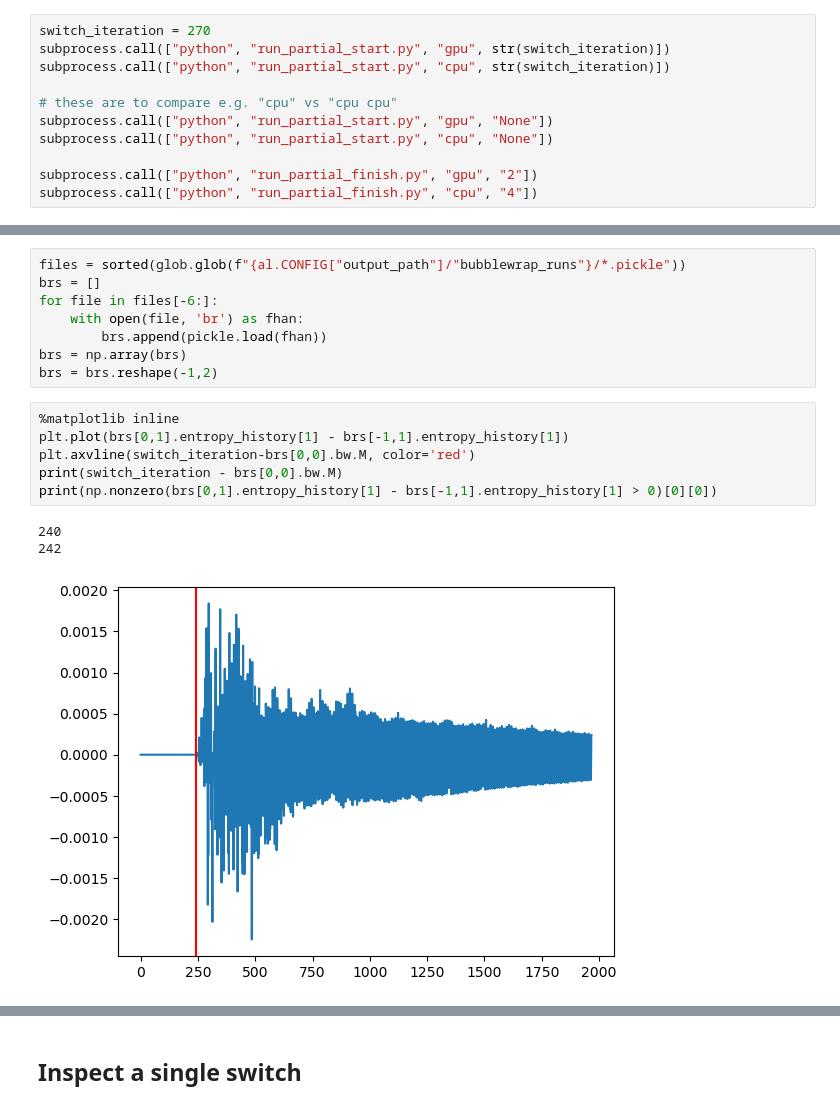
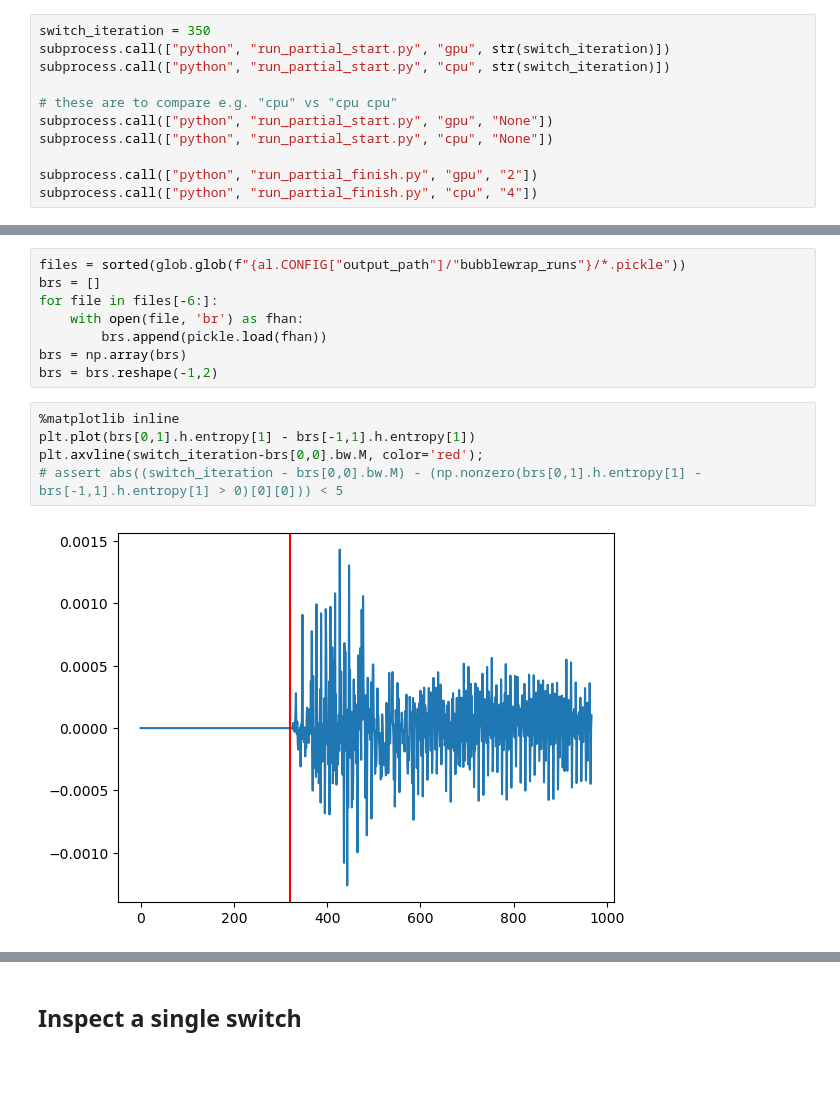
Before and after one commit to draeloslab/AdaptiveLatents, a Jupyter notebook: scripts/debug jax/switch_runtimes.ipynb, the cells around one changed output, grey strips where cells are left out. Saved outputs shown, nothing was run; the diff lists cells and outputs as text; blank space fills up the shorter version.

```diff
--- a/scripts/debug jax/switch_runtimes.ipynb
+++ b/scripts/debug jax/switch_runtimes.ipynb
@@ -7,7 +7,7 @@ import subprocess
 import numpy as np
 import time
 # %%
-switch_iteration = 270
+switch_iteration = 350
 subprocess.call(["python", "run_partial_start.py", "gpu", str(switch_iteration)])
 subprocess.call(["python", "run_partial_start.py", "cpu", str(switch_iteration)])
 
@@ -29,14 +29,11 @@ brs = np.array(brs)
 brs = brs.reshape(-1,2)
 # %%
 %matplotlib inline
-plt.plot(brs[0,1].entropy_history[1] - brs[-1,1].entropy_history[1])
-plt.axvline(switch_iteration-brs[0,0].bw.M, color='red')
-print(switch_iteration - brs[0,0].bw.M)
-print(np.nonzero(brs[0,1].entropy_history[1] - brs[-1,1].entropy_history[1] > 0)[0][0])
+plt.plot(brs[0,1].h.entropy[1] - brs[-1,1].h.entropy[1])
+plt.axvline(switch_iteration-brs[0,0].bw.M, color='red');
+# assert abs((switch_iteration - brs[0,0].bw.M) - (np.nonzero(brs[0,1].h.entropy[1] - brs[-1,1].h.entropy[1] > 0)[0][0])) < 5
 # %% [output]
-240
-242
-[figure, old version]
+[figure, new version]
 # %%
 %matplotlib inline
 # red_lines=[brs[0,0].obs_ds.t[switch_iteration]]
```
Also changed, not shown: parts of 10 cells of this notebook, 12 other files.
